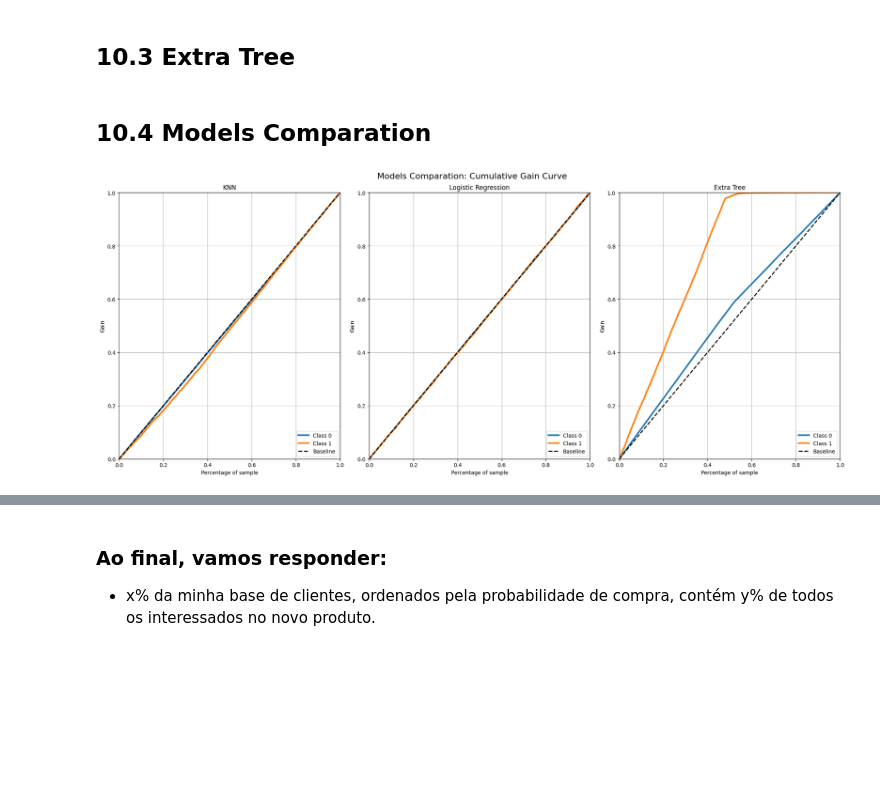
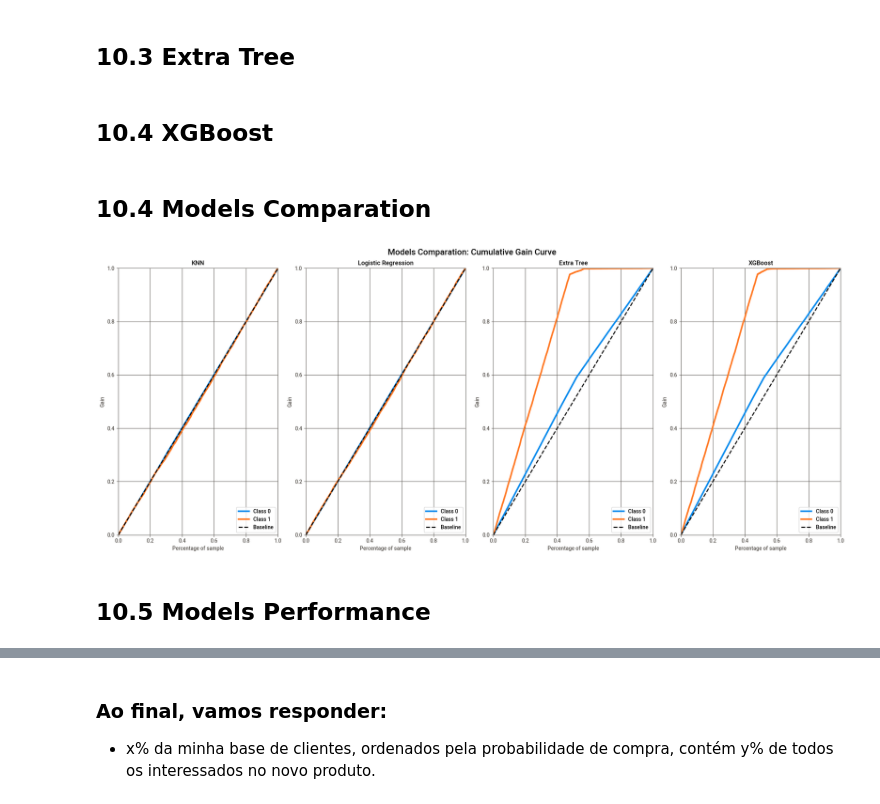
Before and after one commit to felipevalory/InsuranceCrossSell, a Jupyter notebook: notebooks/health_insurance.ipynb, the cells around one changed output, grey strips where cells are left out. Saved outputs shown, nothing was run; the diff lists cells and outputs as text; code cells hidden in the pictures; blank space fills up the shorter version.

```diff
--- a/notebooks/health_insurance.ipynb
+++ b/notebooks/health_insurance.ipynb
@@ -652,25 +782,41 @@ et.fit(x_train, y_train)
 
 # model prediction
 yhat_et = et.predict_proba(x_valid)
+# %% [markdown]
+## 10.4 XGBoost
+# %%
+xgb_model = xgb.XGBClassifier(n_estimators=1000, n_jobs=-1, random_state=42)
+
+# model training
+xgb_model.fit(x_train, y_train)
+
+# model prediction
+yhat_xgb = xgb_model.predict_proba(x_valid)
 # %% [markdown]
 ## 10.4 Models Comparation
 # %%
-fig, axes = plt.subplots(1, 3, figsize=(20, 8))
+fig, axes = plt.subplots(1, 4, figsize=(20, 8))
 
 # KNN
 skplt.metrics.plot_cumulative_gain(y_val, yhat_knn, ax=axes[0])
 axes[0].set_title('KNN')
 
 # Logistic Regression
 skplt.metrics.plot_cumulative_gain(y_val, yhat_lr, ax=axes[1])
 axes[1].set_title('Logistic Regression')
 
 # Extra Tree
 skplt.metrics.plot_cumulative_gain(y_val, yhat_et, ax=axes[2])
 axes[2].set_title('Extra Tree')
 
+# XGBoost
+skplt.metrics.plot_cumulative_gain(y_val, yhat_xgb, ax=axes[3])
+axes[3].set_title('XGBoost')
+
 plt.tight_layout()
 fig.suptitle('Models Comparation: Cumulative Gain Curve', fontsize=16, y=1.02)
 plt.show()
 # %% [output]
-[figure, old version]
+[figure, new version]
+# %% [markdown]
+## 10.5 Models Performance
```
Also changed, not shown: parts of 51 cells of this notebook, 7 other files.
